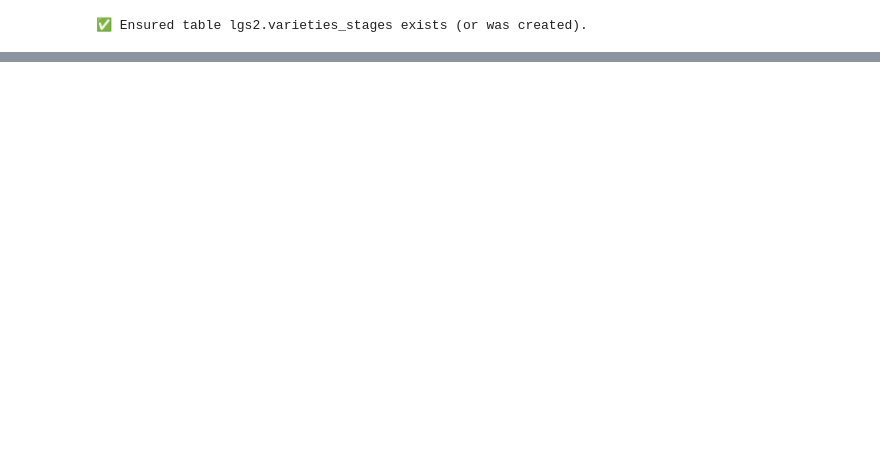
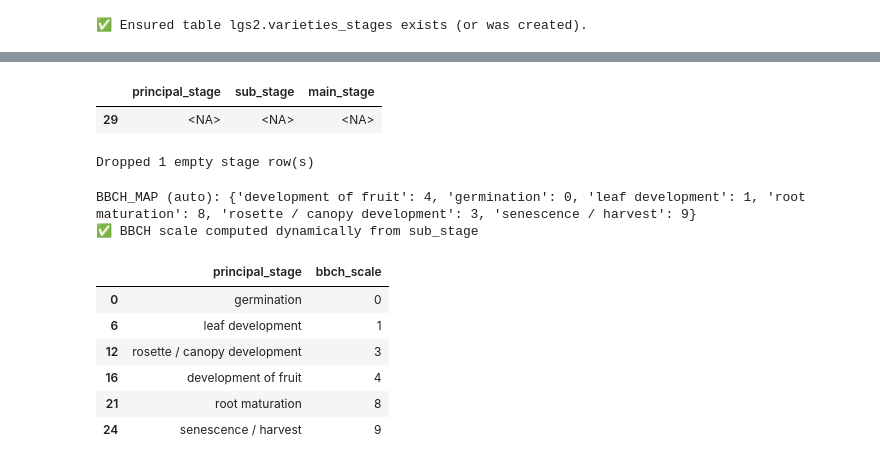
Before and after one commit to Agronomic-zarat-bahal-kissan-khoshal/data-into-db, a Jupyter notebook: lgs 2.0/variety_stages_from_variety_data.ipynb, the cells around one changed output, grey strips where cells are left out. Cells and saved outputs as stored; diff of their text form; code cells hidden in the pictures; blank space fills up the shorter version.

```diff
--- a/lgs 2.0/variety_stages_from_variety_data.ipynb
+++ b/lgs 2.0/variety_stages_from_variety_data.ipynb
@@ -608,3 +609,79 @@ display(
+# %%
+display(data.loc[data["principal_stage"].isna(), ["principal_stage", "sub_stage", "main_stage"]])
+# %% [output]
+|  | principal_stage | sub_stage | main_stage |
+| 29 | <NA> | <NA> | <NA> |
+# %%
+before = len(data)
+data = data.dropna(subset=["principal_stage", "sub_stage"], how="all").copy()
+print(f"Dropped {before - len(data)} empty stage row(s)")
+# %% [output]
+Dropped 1 empty stage row(s)
+# %%
+# --------------------------------------------------
+# BBCH mapping (ACTIVE – derived from sub_stage)
+# --------------------------------------------------
+ps_key = (
+    data["principal_stage"]
+    .astype("string")
+    .str.strip()
+    .str.casefold()
+)
+
+sub_code = (
+    data["sub_stage"]
+    .astype("string")
+    .str.strip()
+    .str.extract(r"^(\d+)", expand=False)
+    .astype("Int64")
+)
+bbch_from_sub = sub_code // 10
+
+tmp = pd.DataFrame({"ps": ps_key, "bbch": bbch_from_sub}).dropna()
+
+# one principal_stage must map to one BBCH scale
+nunique = tmp.groupby("ps")["bbch"].nunique()
+bad = nunique[nunique > 1]
+if len(bad):
+    detail = tmp.groupby("ps")["bbch"].unique().loc[bad.index]
+    raise ValueError(
+        f"❌ principal_stage has mixed BBCH scales from sub_stage:\n{detail.to_dict()}"
+    )
+
+BBCH_MAP = tmp.groupby("ps")["bbch"].agg(lambda s: int(s.mode().iloc[0])).to_dict()
+print("BBCH_MAP (auto):", BBCH_MAP)
+
+data["bbch_scale"] = ps_key.map(BBCH_MAP).astype("Int64")
+
+null_ps = ps_key.isna()
+if null_ps.any():
+    raise ValueError(
+        f"❌ {int(null_ps.sum())} row(s) have null principal_stage. "
+        f"Clean/drop those rows before BBCH mapping."
+    )
+missing = data["bbch_scale"].isna() & ps_key.notna()
+if missing.any():
+    unmapped = sorted(ps_key[missing].unique().tolist())
+    raise ValueError(
+        f"❌ Could not derive bbch_scale for principal_stage values:\n{unmapped}"
+    )
+
+print("✅ BBCH scale computed dynamically from sub_stage")
+display(
+    data[["principal_stage", "bbch_scale"]]
+    .drop_duplicates()
+    .sort_values("bbch_scale")
+)
+# %% [output]
+BBCH_MAP (auto): {'development of fruit': 4, 'germination': 0, 'leaf development': 1, 'root maturation': 8, 'rosette / canopy development': 3, 'senescence / harvest': 9}
+✅ BBCH scale computed dynamically from sub_stage
+|  | principal_stage | bbch_scale |
+| 0 | germination | 0 |
+| 6 | leaf development | 1 |
+| 12 | rosette / canopy development | 3 |
+| 16 | development of fruit | 4 |
+| 21 | root maturation | 8 |
+| 24 | senescence / harvest | 9 |
 # %%
 # --------------------------------------------------
 # Build canonical stage template (ONE row per BBCH)
```
Also changed, not shown: parts of 10 cells of this notebook, 3 other files.
